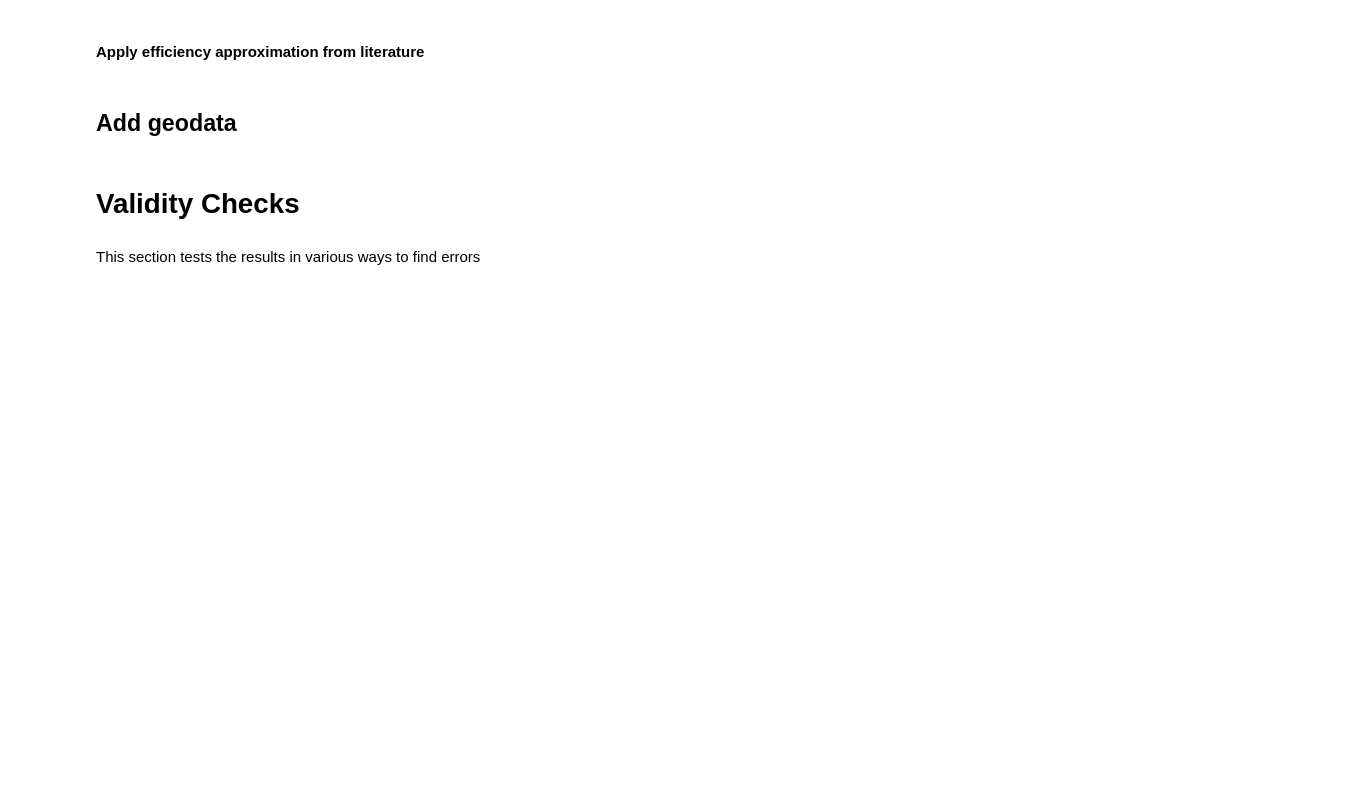
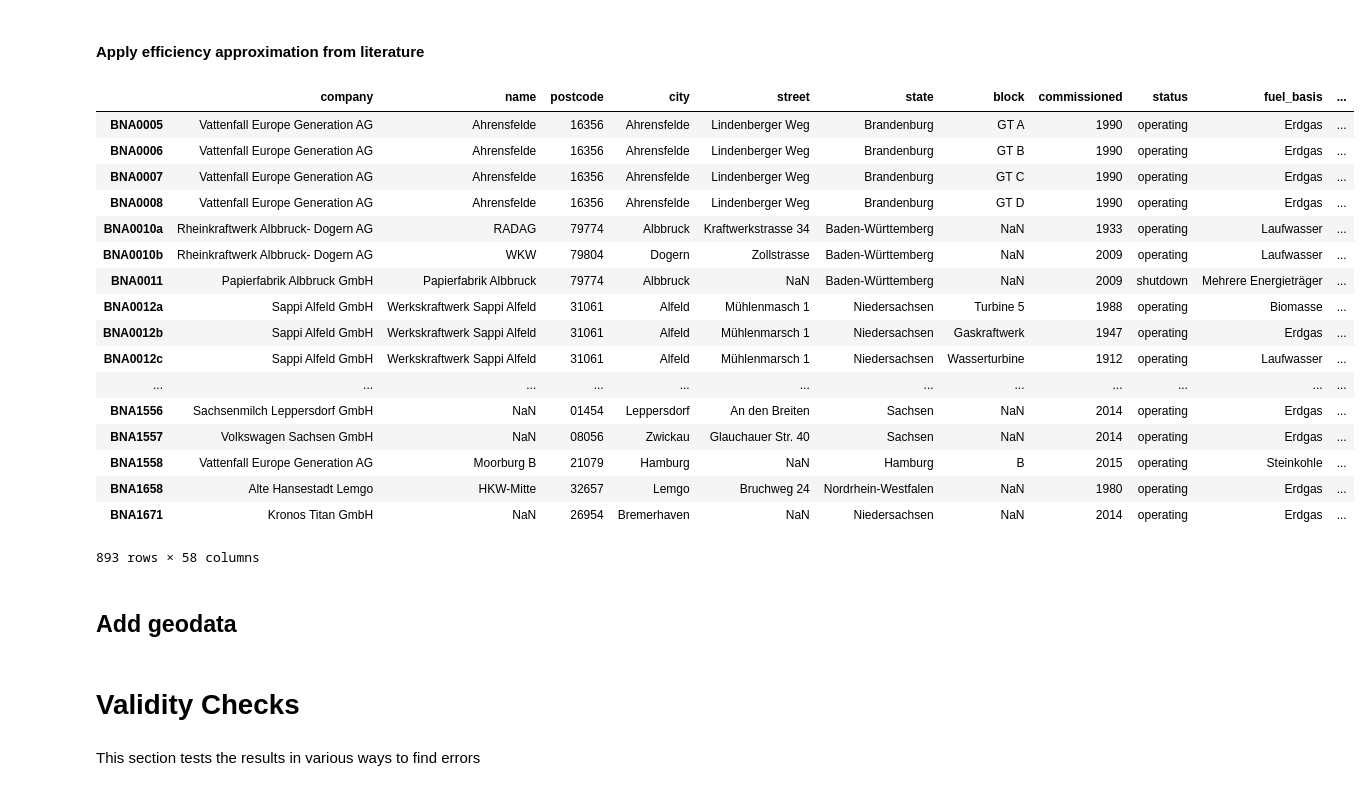
Before and after one commit to Open-Power-System-Data/conventional_power_plants, a Jupyter notebook: Power_Plants_DE.ipynb, the cells around one changed output. Cells and saved outputs as stored; diff of their text form; code cells hidden in the pictures; blank space fills up the shorter version.

Commit message:
Added efficiency determination based on literature

```diff
--- a/Power_Plants_DE.ipynb
+++ b/Power_Plants_DE.ipynb
@@ -761,5 +1033,28 @@ data_efficiencies_literature
 # %% [markdown]
 #### Apply efficiency approximation from literature
+# %%
+#plantlist = plantlist.join(data_efficiencies_literature,on=['fuel','technology'])
+plantlist['efficiency_literature'] = plantlist['efficiency_intercept']+plantlist['efficiency_slope']*plantlist[['commissioned_float','retrofit_float']].max(axis=1)
+plantlist
+# %% [output]
+|  | company | name | postcode | city | street | state | block | commissioned | status | fuel_basis | ... |
+| BNA0005 | Vattenfall Europe Generation AG | Ahrensfelde | 16356 | Ahrensfelde | Lindenberger Weg | Brandenburg | GT A | 1990 | operating | Erdgas | ... |
+| BNA0006 | Vattenfall Europe Generation AG | Ahrensfelde | 16356 | Ahrensfelde | Lindenberger Weg | Brandenburg | GT B | 1990 | operating | Erdgas | ... |
+| BNA0007 | Vattenfall Europe Generation AG | Ahrensfelde | 16356 | Ahrensfelde | Lindenberger Weg | Brandenburg | GT C | 1990 | operating | Erdgas | ... |
+| BNA0008 | Vattenfall Europe Generation AG | Ahrensfelde | 16356 | Ahrensfelde | Lindenberger Weg | Brandenburg | GT D | 1990 | operating | Erdgas | ... |
+| BNA0010a | Rheinkraftwerk Albbruck- Dogern AG | RADAG | 79774 | Albbruck | Kraftwerkstrasse 34 | Baden-Württemberg | NaN | 1933 | operating | Laufwasser | ... |
+| BNA0010b | Rheinkraftwerk Albbruck- Dogern AG | WKW | 79804 | Dogern | Zollstrasse | Baden-Württemberg | NaN | 2009 | operating | Laufwasser | ... |
+| BNA0011 | Papierfabrik Albbruck GmbH | Papierfabrik Albbruck | 79774 | Albbruck | NaN | Baden-Württemberg | NaN | 2009 | shutdown | Mehrere Energieträger | ... |
+| BNA0012a | Sappi Alfeld GmbH | Werkskraftwerk Sappi Alfeld | 31061 | Alfeld | Mühlenmasch 1 | Niedersachsen | Turbine 5 | 1988 | operating | Biomasse | ... |
+| BNA0012b | Sappi Alfeld GmbH | Werkskraftwerk Sappi Alfeld | 31061 | Alfeld | Mühlenmarsch 1 | Niedersachsen | Gaskraftwerk | 1947 | operating | Erdgas | ... |
+| BNA0012c | Sappi Alfeld GmbH | Werkskraftwerk Sappi Alfeld | 31061 | Alfeld | Mühlenmarsch 1 | Niedersachsen | Wasserturbine | 1912 | operating | Laufwasser | ... |
+| ... | ... | ... | ... | ... | ... | ... | ... | ... | ... | ... | ... |
+| BNA1556 | Sachsenmilch Leppersdorf GmbH | NaN | 01454 | Leppersdorf | An den Breiten | Sachsen | NaN | 2014 | operating | Erdgas | ... |
+| BNA1557 | Volkswagen Sachsen GmbH | NaN | 08056 | Zwickau | Glauchauer Str. 40 | Sachsen | NaN | 2014 | operating | Erdgas | ... |
+| BNA1558 | Vattenfall Europe Generation AG | Moorburg B | 21079 | Hamburg | NaN | Hamburg | B | 2015 | operating | Steinkohle | ... |
+| BNA1658 | Alte Hansestadt Lemgo | HKW-Mitte | 32657 | Lemgo | Bruchweg 24 | Nordrhein-Westfalen | NaN | 1980 | operating | Erdgas | ... |
+| BNA1671 | Kronos Titan GmbH | NaN | 26954 | Bremerhaven | NaN | Niedersachsen | NaN | 2014 | operating | Erdgas | ... |
+893 rows × 58 columns
 # %% [markdown]
 ## Add geodata
 # %%
```
Also changed, not shown: parts of 16 cells of this notebook.
